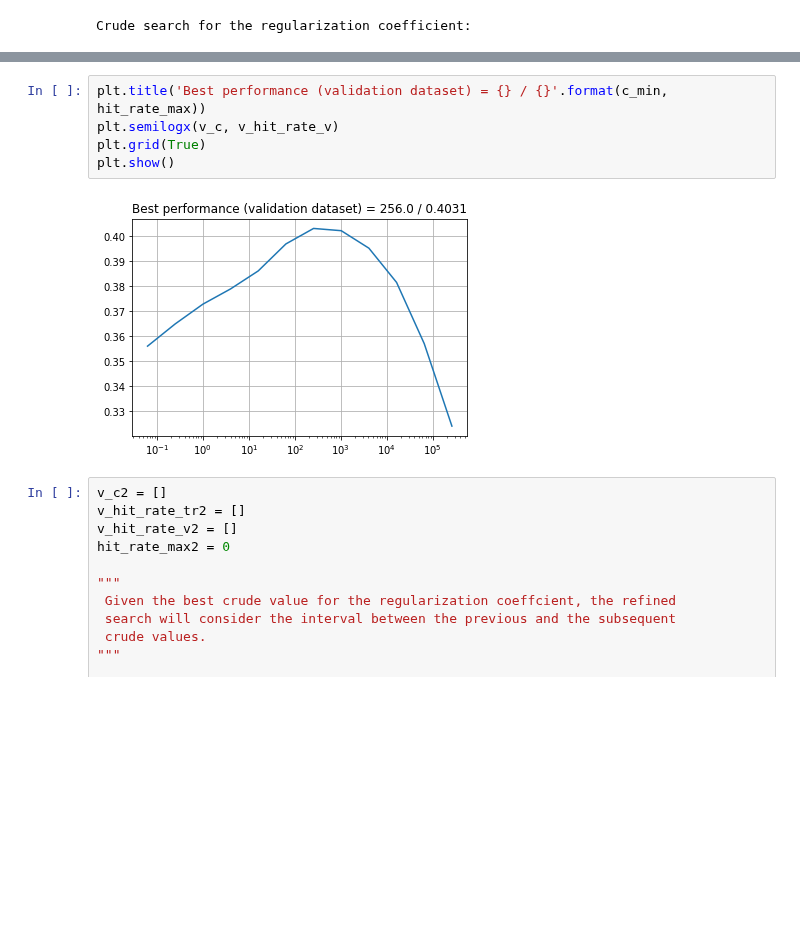
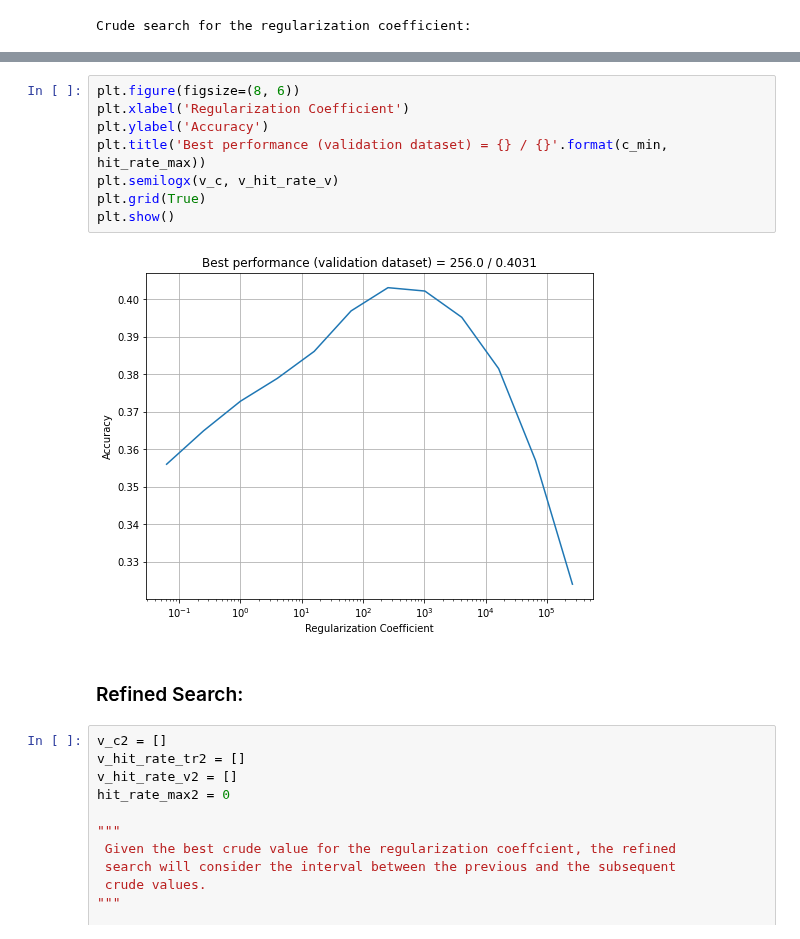
Before and after one commit to SamuelBFG/DL-studies, a Jupyter notebook: IA353/EF1p1_CIFAR10.ipynb, the cells around one changed output, grey strips where cells are left out. Drawn from its saved outputs; the diff is of its cells as text; blank space fills up the shorter version.

```diff
--- a/IA353/EF1p1_CIFAR10.ipynb
+++ b/IA353/EF1p1_CIFAR10.ipynb
@@ -122,10 +131,15 @@ plt.show()
 # %%
+plt.figure(figsize=(8, 6))
+plt.xlabel('Regularization Coefficient')
+plt.ylabel('Accuracy')
 plt.title('Best performance (validation dataset) = {} / {}'.format(c_min, hit_rate_max))
 plt.semilogx(v_c, v_hit_rate_v)
 plt.grid(True)
 plt.show()
 # %% [output]
-[figure, old version]
+[figure, new version]
+# %% [markdown]
+### Refined Search:
 # %%
 v_c2 = []
 v_hit_rate_tr2 = []
```
Also changed, not shown: parts of 9 cells of this notebook.
